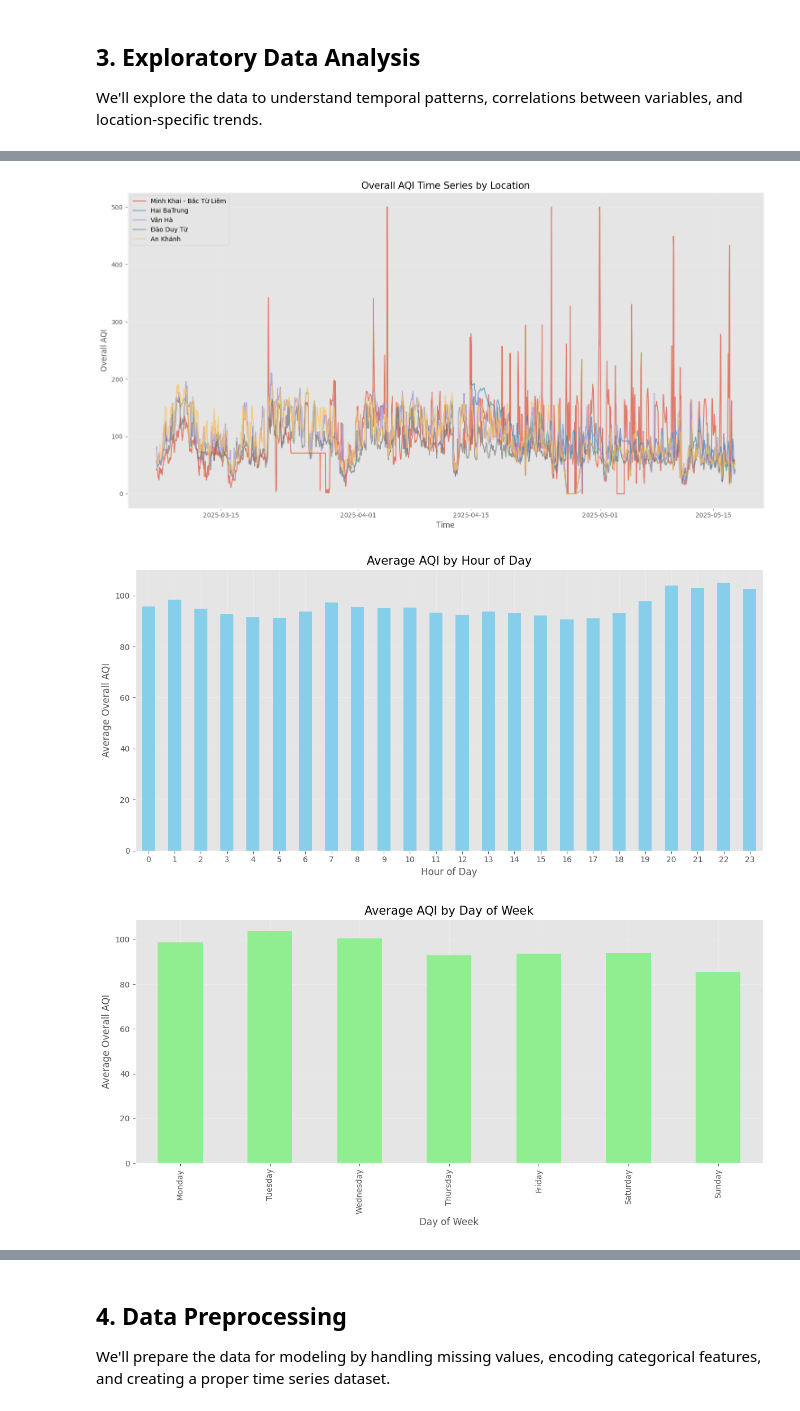
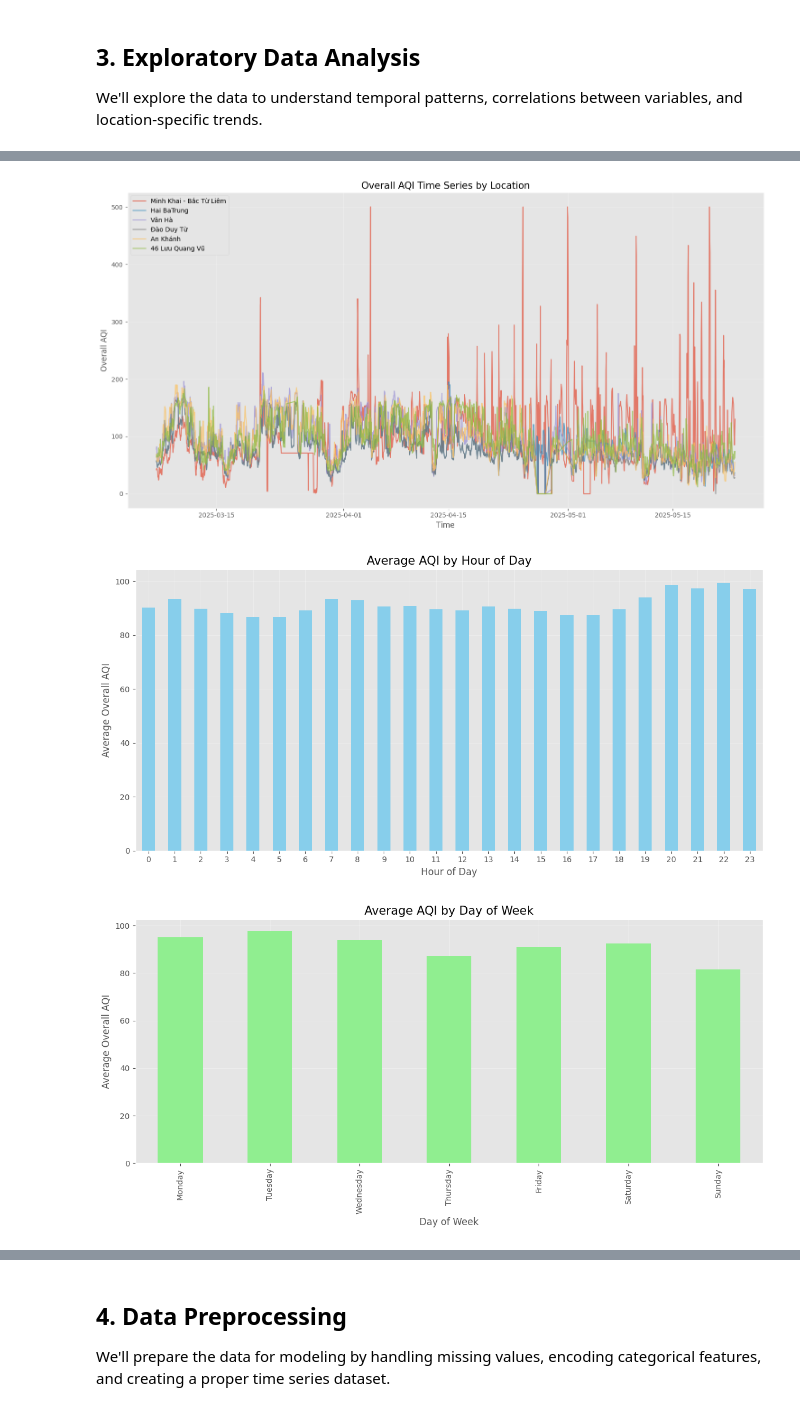
Before and after one commit to tranduchoangnam/Air_Pollution_Prediction, a Jupyter notebook: aqi_forecasting_pipeline_by_location.ipynb, the cells around one changed output, grey strips where cells are left out. Cells and saved outputs as stored; diff of their text form; code cells hidden in the pictures.

```diff
--- a/aqi_forecasting_pipeline_by_location.ipynb
+++ b/aqi_forecasting_pipeline_by_location.ipynb
@@ -224,7 +223,7 @@ Overall AQI median: 88.00
 plt.figure(figsize=(15, 8))
 
 # Get top 5 locations with most data points
-top_locations = historical_data['location'].value_counts().head(5).index.tolist()
+top_locations = historical_data['location'].value_counts().head(6).index.tolist()
 
 for location in top_locations:
     location_data = historical_data[historical_data['location'] == location]
@@ -242,36 +241,36 @@ plt.show()
 # Create time-based features
 historical_data['hour'] = historical_data['time'].dt.hour
 historical_data['day_of_week'] = historical_data['time'].dt.dayofweek
 historical_data['month'] = historical_data['time'].dt.month
 
 # Hourly patterns
 plt.figure(figsize=(12, 6))
 hourly_aqi = historical_data.groupby('hour')['overall_aqi'].mean()
 hourly_aqi.plot(kind='bar', color='skyblue')
 plt.title('Average AQI by Hour of Day', fontsize=15)
 plt.xlabel('Hour of Day', fontsize=12)
 plt.ylabel('Average Overall AQI', fontsize=12)
 plt.xticks(rotation=0)
 plt.grid(True, alpha=0.3)
 plt.tight_layout()
 plt.show()
 
 # Day of week patterns
 plt.figure(figsize=(12, 6))
 day_names = ['Monday', 'Tuesday', 'Wednesday', 'Thursday', 'Friday', 'Saturday', 'Sunday']
 daily_aqi = historical_data.groupby('day_of_week')['overall_aqi'].mean()
 daily_aqi.index = day_names
 daily_aqi.plot(kind='bar', color='lightgreen')
 plt.title('Average AQI by Day of Week', fontsize=15)
 plt.xlabel('Day of Week', fontsize=12)
 plt.ylabel('Average Overall AQI', fontsize=12)
 plt.grid(True, alpha=0.3)
 plt.tight_layout()
 plt.show()
 # %% [output]
-[figure, old version]
+[figure, new version]
-[figure, old version]
+[figure, new version]
-[figure, old version]
+[figure, new version]
 # %%
 # Correlation analysis
 # Select numeric columns for correlation
```
Also changed, not shown: parts of 19 cells of this notebook, 4 other files.
